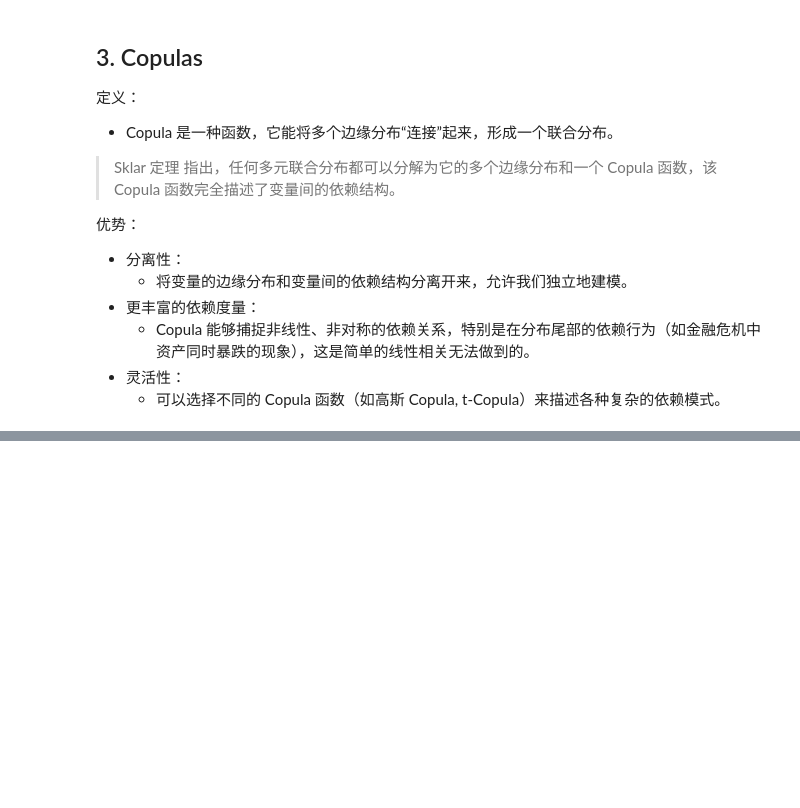
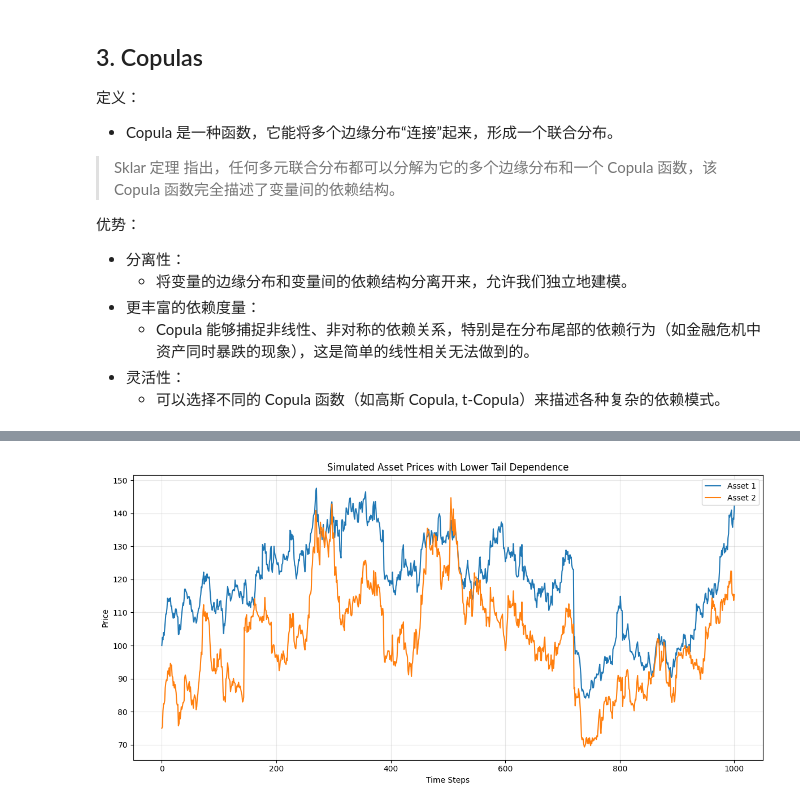
Before and after one commit to CczMind/Investment-Practice, a Jupyter notebook: NandS_TechniquesInFinance/6_Multivariate_Simulation.ipynb, the cells around one changed output, grey strips where cells are left out. Saved outputs shown, nothing was run; the diff lists cells and outputs as text; code cells hidden in the pictures; blank space fills up the shorter version.

```diff
--- a/NandS_TechniquesInFinance/6_Multivariate_Simulation.ipynb
+++ b/NandS_TechniquesInFinance/6_Multivariate_Simulation.ipynb
@@ -664,0 +876,89 @@ More suitable tools are needed, such as $\color{yellow}\text{copulas, 连接函
+# %%
+from scipy.stats import uniform, t
+
+def simulate_correlated_assets(
+    num_simulations = 1_000, initial_prices = (100, 75),
+    volatilities = (0.2, 0.3), theta = 2.5, degrees_freedom = 4
+) -> tuple:
+    """
+    Simulate two asset price time series with lower tail dependence using Clayton copula.
+
+    Parameters:
+    -----------
+    num_simulations : int
+        Number of time steps to simulate
+    initial_prices : tuple
+        Initial prices for the two assets (S1_0, S2_0)
+    volatilities : tuple
+        Annual volatilities for the two assets
+    theta : float
+        Clayton copula parameter controlling tail dependence, 控制尾部依赖性强度
+    degrees_freedom : int
+        Degrees of freedom for Student's t-distribution, 控制分布的厚尾程度
+
+    Returns:
+    --------
+    tuple : (time_index, S1_prices, S2_prices)
+    """
+    # Generate independent uniform random variables
+    U = uniform.rvs(size = num_simulations)
+    V = uniform.rvs(size = num_simulations)
+
+    # Apply Clayton copula to create dependence
+    U1 = U
+    U2 = (1 + U ** (-theta) * (V ** (-theta / (1 + theta)) - 1)) ** (-1 / theta)
+
+    # Convert to t-distributed returns with daily volatility scaling
+    scale_factors = [vol / np.sqrt(255) for vol in volatilities]
+    returns1 = t.ppf(U1, df = degrees_freedom, loc = 0.0, scale = scale_factors[0])
+    returns2 = t.ppf(U2, df = degrees_freedom, loc = 0.0, scale = scale_factors[1])
+
+    # Calculate price paths using cumulative product
+    price_paths = np.zeros((num_simulations + 1, 2))
+    price_paths[0] = initial_prices
+
+    for i in range(num_simulations):
+        price_paths[i + 1] = price_paths[i] * (1 + np.array([returns1[i], returns2[i]]))
+
+    time_index = np.arange(num_simulations + 1)
+    return time_index, price_paths[:, 0], price_paths[:, 1]
+
+
+def plot_price_paths(time_index, prices1, prices2):
+    """Plot the simulated price paths."""
+    fig, ax = plt.subplots(figsize=(12, 6))
+    sns.lineplot(x = time_index, y = prices1, ax = ax, label = 'Asset 1', linewidth = 1.5)
+    sns.lineplot(x = time_index, y = prices2, ax = ax, label = 'Asset 2', linewidth = 1.5)
+    ax.set_xlabel('Time Steps')
+    ax.set_ylabel('Price')
+    ax.set_title("Simulated Asset Prices with Lower Tail Dependence")
+    ax.legend()
+    ax.grid(True, alpha = 0.3)
+    plt.tight_layout()
+    plt.show()
+
+def main():
+    NUM_SIMULATIONS = 1000
+    INITIAL_PRICES = (100, 75)
+    VOLATILITIES = (0.2, 0.3)  # 20% and 30% annual volatility
+    CLAYTON_THETA = 2.5
+    DF = 4  # Degrees of freedom for t-distribution
+
+    time_idx, asset1_prices, asset2_prices = simulate_correlated_assets(
+        num_simulations = NUM_SIMULATIONS,
+        initial_prices = INITIAL_PRICES,
+        volatilities = VOLATILITIES,
+        theta = CLAYTON_THETA,
+        degrees_freedom = DF
+    )
+
+    plot_price_paths(time_idx, asset1_prices, asset2_prices)
+
+    print(f"Simulation Summary:")
+    print(f"Final Price - Asset 1: {asset1_prices[-1]:.2f}")
+    print(f"Final Price - Asset 2: {asset2_prices[-1]:.2f}")
+    print(f"Correlation between returns: {np.corrcoef(asset1_prices[1:]/asset1_prices[:-1]-1, asset2_prices[1:]/asset2_prices[:-1]-1)[0,1]:.3f}")
+
+main()
+# %% [output]
+[figure, added]
```
Also changed, not shown: parts of 30 cells of this notebook.
